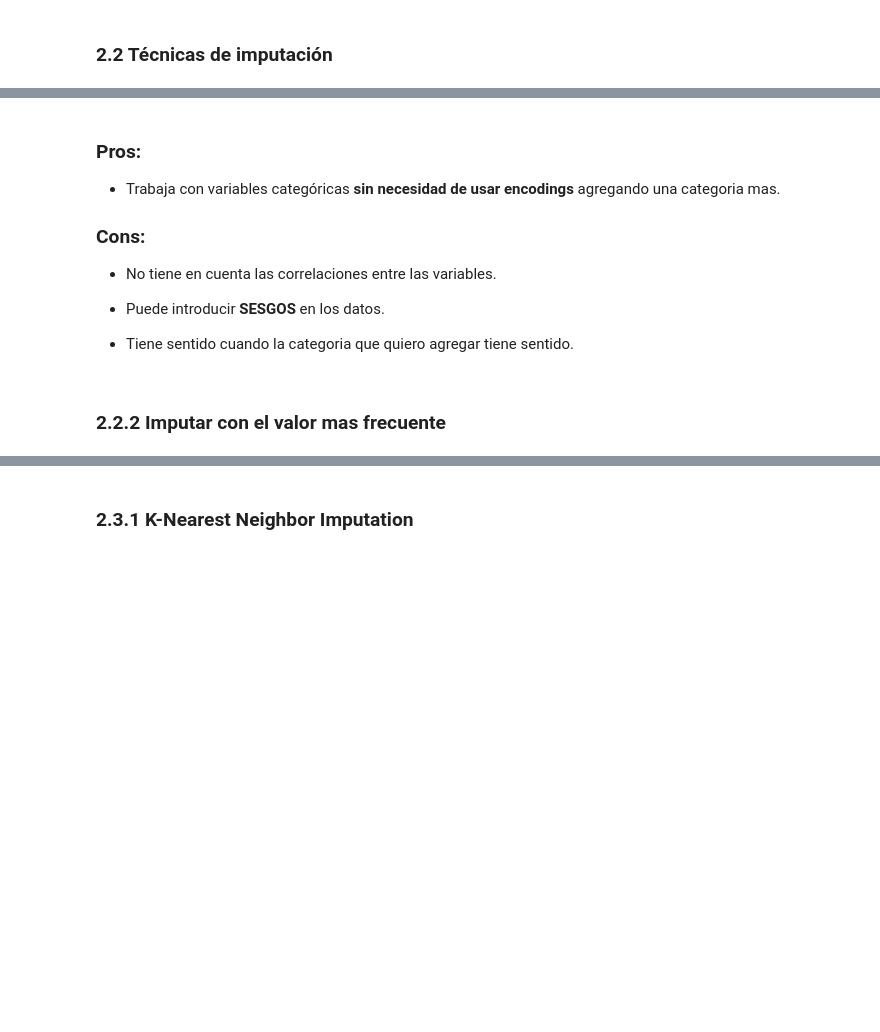
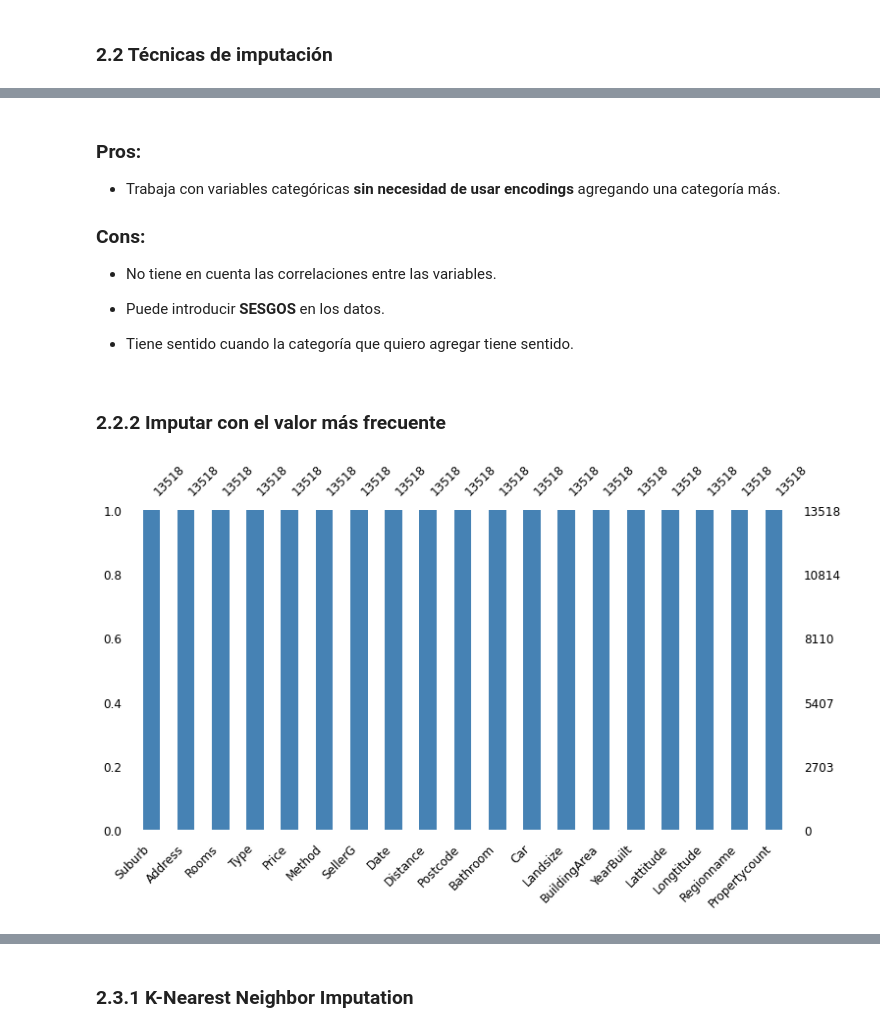
Before and after one commit to mgobbi289/DiploDatos, a Jupyter notebook: AnalisisyCuracion/03_DatosFaltantes.ipynb, the cells around one changed output, grey strips where cells are left out. Saved outputs shown, nothing was run; the diff lists cells and outputs as text; code cells hidden in the pictures; blank space fills up the shorter version.

```diff
--- a/AnalisisyCuracion/03_DatosFaltantes.ipynb
+++ b/AnalisisyCuracion/03_DatosFaltantes.ipynb
@@ -952,7 +1009,7 @@ melb_data_constant.sample(10)
 # %% [markdown]
 ### Pros:
 
-- Trabaja con variables categóricas **sin necesidad de usar encodings** agregando una categoria mas.
+- Trabaja con variables categóricas **sin necesidad de usar encodings** agregando una categoría más.
 
 ### Cons:
 
@@ -960,6 +1017,6 @@ melb_data_constant.sample(10)
 
 - Puede introducir **SESGOS** en los datos.
 
-- Tiene sentido cuando la categoria que quiero agregar tiene sentido.
+- Tiene sentido cuando la categoría que quiero agregar tiene sentido.
 # %% [markdown]
-### 2.2.2 Imputar con el valor mas frecuente
+### 2.2.2 Imputar con el valor más frecuente
@@ -966,13 +1028,11 @@ melb_data_constant.sample(10)
 # %%
-# Imputing with most_frequent
-from sklearn.impute import SimpleImputer
+# Setting strategy to 'most_frequent' (can also be mean or median)
+most_frequent_imputer = SimpleImputer(strategy='most_frequent')
 
-melb_data_most_frequent = melb_df.copy()
+melb_data_most_frequent.iloc[:,:] = most_frequent_imputer.fit_transform(melb_data_most_frequent)
 
-# Setting strategy to 'most_frequent'
-mean_imputer = SimpleImputer(strategy='most_frequent') # Strategy can also be mean or median or most_frequent
-
-melb_data_most_frequent.iloc[:,:] = mean_imputer.fit_transform(melb_data_most_frequent)
-msno.bar(melb_data_most_frequent, figsize=(12, 6), fontsize=12, color='steelblue')
+msno.bar(melb_data_most_frequent, figsize=(12, 6), fontsize=12, color='steelblue');
+# %% [output]
+[figure, added]
 # %%
 melb_data_most_frequent.sample(10)
```
Also changed, not shown: parts of 50 cells of this notebook.
